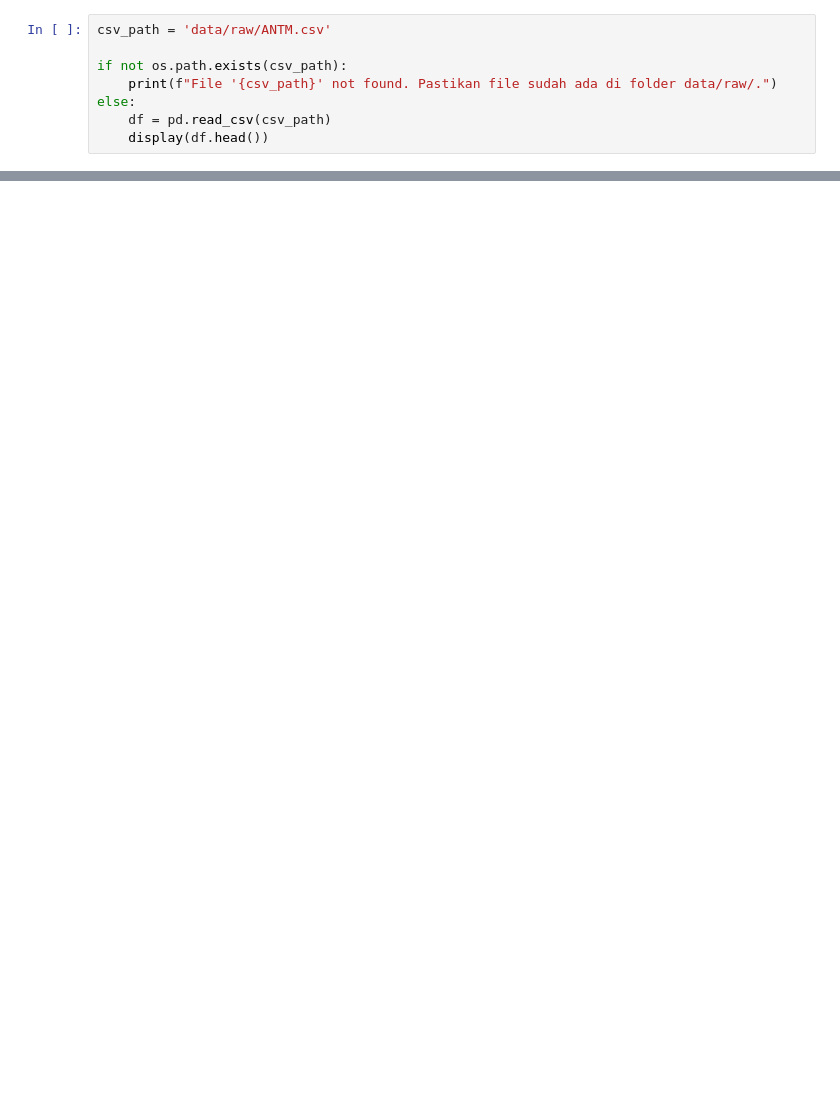
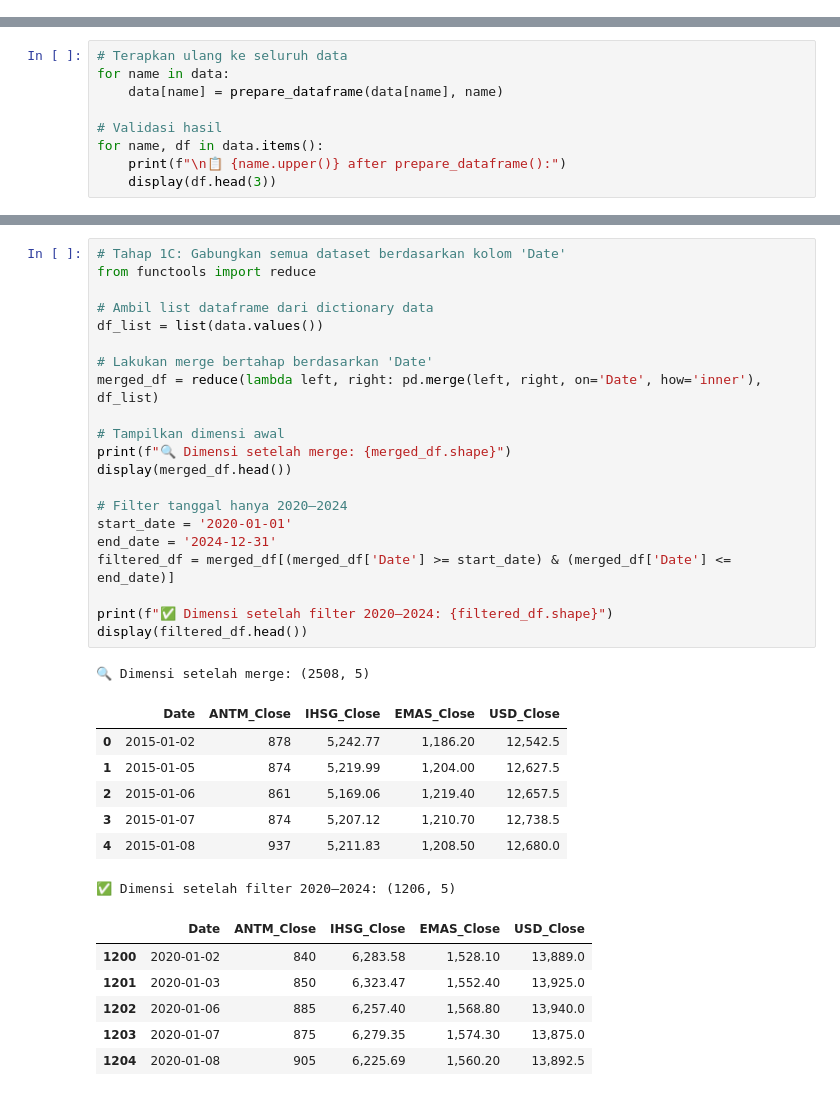
Before and after one commit to rezqyridha/ANTMcast, a Jupyter notebook: notebooks/01_preprocessing.ipynb, the cells around one changed output, grey strips where cells are left out. Saved outputs shown, nothing was run; the diff lists cells and outputs as text; blank space fills up the shorter version.

```diff
--- a/notebooks/01_preprocessing.ipynb
+++ b/notebooks/01_preprocessing.ipynb
@@ -24,8 +0,0 @@ Current Working Directory: D:\ANTMcast
-# %%
-csv_path = 'data/raw/ANTM.csv'
-
-if not os.path.exists(csv_path):
-    print(f"File '{csv_path}' not found. Pastikan file sudah ada di folder data/raw/.")
-else:
-    df = pd.read_csv(csv_path)
-    display(df.head())
@@ -116,0 +115,9 @@ File hasil preprocessing dan normalisasi telah disimpan ke dalam folder `data/pr
+# %%
+# Terapkan ulang ke seluruh data
+for name in data:
+    data[name] = prepare_dataframe(data[name], name)
+
+# Validasi hasil
+for name, df in data.items():
+    print(f"\n📋 {name.upper()} after prepare_dataframe():")
+    display(df.head(3))
@@ -116,0 +151,36 @@ File hasil preprocessing dan normalisasi telah disimpan ke dalam folder `data/pr
+# %%
+# Tahap 1C: Gabungkan semua dataset berdasarkan kolom 'Date'
+from functools import reduce
+
+# Ambil list dataframe dari dictionary data
+df_list = list(data.values())
+
+# Lakukan merge bertahap berdasarkan 'Date'
+merged_df = reduce(lambda left, right: pd.merge(left, right, on='Date', how='inner'), df_list)
+
+# Tampilkan dimensi awal
+print(f"🔍 Dimensi setelah merge: {merged_df.shape}")
+display(merged_df.head())
+
+# Filter tanggal hanya 2020–2024
+start_date = '2020-01-01'
+end_date = '2024-12-31'
+filtered_df = merged_df[(merged_df['Date'] >= start_date) & (merged_df['Date'] <= end_date)]
+
+print(f"✅ Dimensi setelah filter 2020–2024: {filtered_df.shape}")
+display(filtered_df.head())
+# %% [output]
+🔍 Dimensi setelah merge: (2508, 5)
+|  | Date | ANTM_Close | IHSG_Close | EMAS_Close | USD_Close |
+| 0 | 2015-01-02 | 878 | 5,242.77 | 1,186.20 | 12,542.5 |
+| 1 | 2015-01-05 | 874 | 5,219.99 | 1,204.00 | 12,627.5 |
+| 2 | 2015-01-06 | 861 | 5,169.06 | 1,219.40 | 12,657.5 |
+| 3 | 2015-01-07 | 874 | 5,207.12 | 1,210.70 | 12,738.5 |
+| 4 | 2015-01-08 | 937 | 5,211.83 | 1,208.50 | 12,680.0 |
+✅ Dimensi setelah filter 2020–2024: (1206, 5)
+|  | Date | ANTM_Close | IHSG_Close | EMAS_Close | USD_Close |
+| 1200 | 2020-01-02 | 840 | 6,283.58 | 1,528.10 | 13,889.0 |
+| 1201 | 2020-01-03 | 850 | 6,323.47 | 1,552.40 | 13,925.0 |
+| 1202 | 2020-01-06 | 885 | 6,257.40 | 1,568.80 | 13,940.0 |
+| 1203 | 2020-01-07 | 875 | 6,279.35 | 1,574.30 | 13,875.0 |
+| 1204 | 2020-01-08 | 905 | 6,225.69 | 1,560.20 | 13,892.5 |
```
Also changed, not shown: parts of 32 cells of this notebook, 20 other files.
